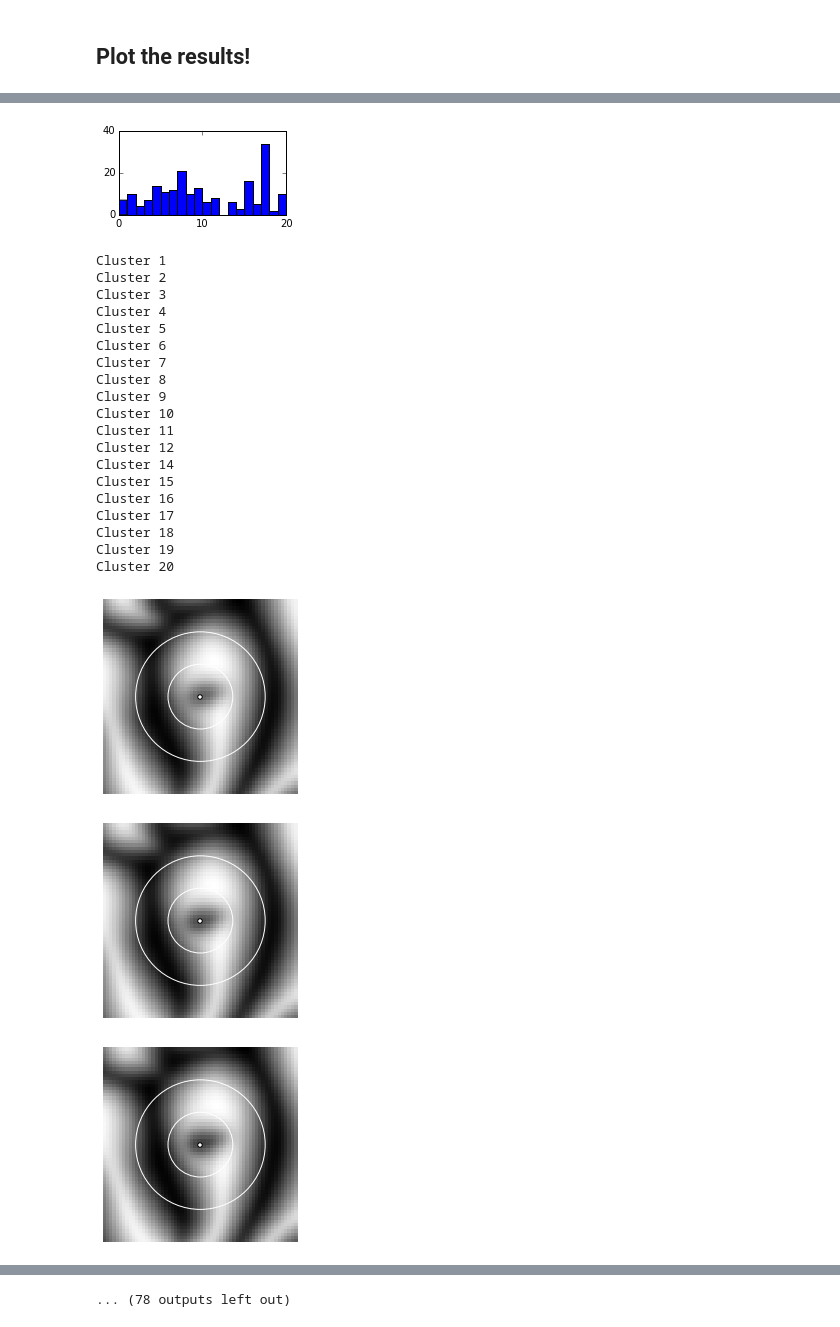
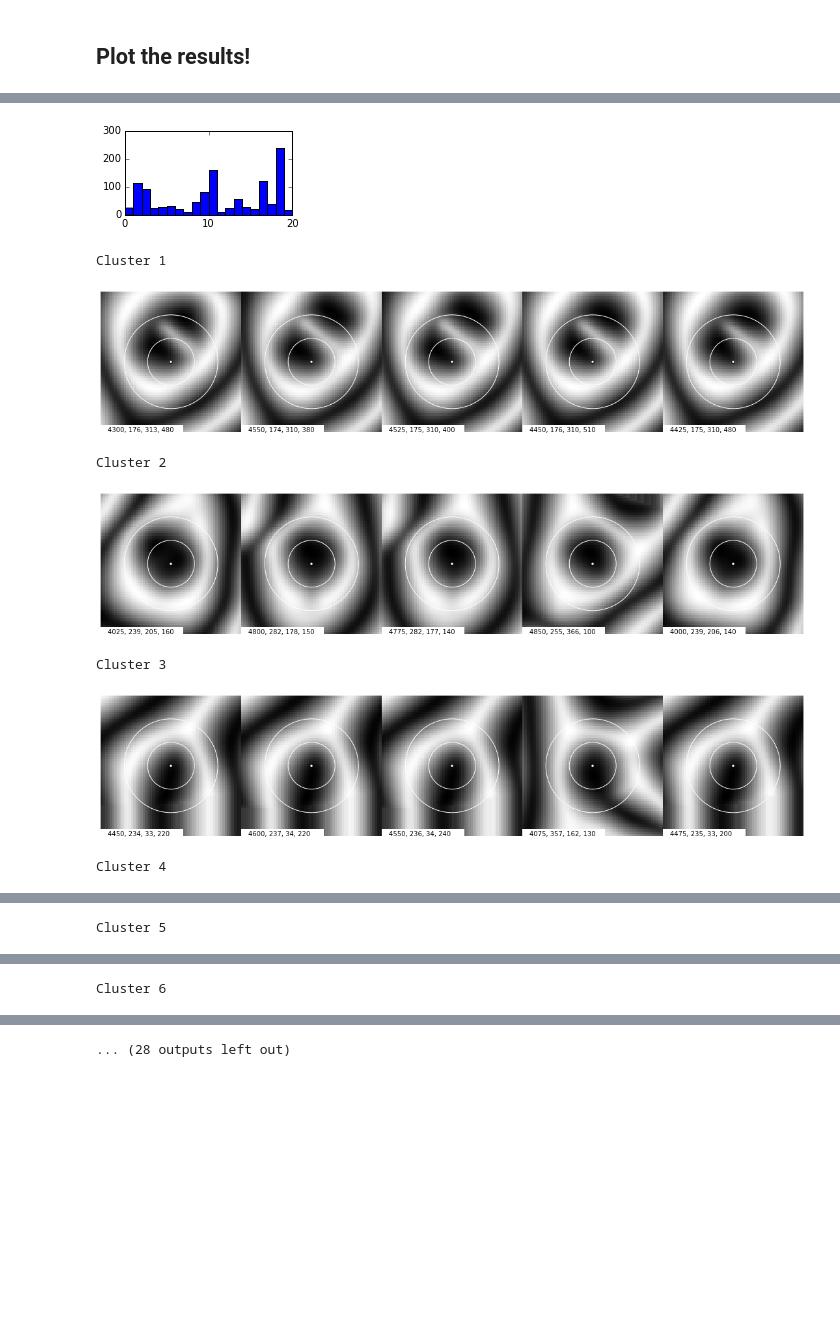
Before and after one commit to rachellevanger/image-tda-rayleigh-benard-convection, a Jupyter notebook: docs/MFVI_Multivariate_Gaussians.ipynb, the cells around one changed output, grey strips where cells are left out. Drawn from its saved outputs; the diff is of its cells as text; code cells hidden in the pictures; blank space fills up the shorter version.

```diff
--- a/docs/MFVI_Multivariate_Gaussians.ipynb
+++ b/docs/MFVI_Multivariate_Gaussians.ipynb
@@ -36,7 +36,7 @@ sTemperature = 'bmps/%06d.bmp'
 # %%
 allFeatures = []
 
-for idx in range(4000, 4999, 5):
+for idx in range(4000, 4999, 25):
     features = pd.read_csv(sDir + "/" + (sFeatures % idx), sep=' ', header=None)
     features = np.asarray(features)
     if len(allFeatures) == 0:
@@ -50,15 +50,18 @@ print allFeatures.shape
 # %%
 # Filter by defect type
 
-d = 4
+d = 7
 myFeatures = allFeatures[(allFeatures[:,d]==1) | (allFeatures[:,d+2]==1), :]
 
 myFeatures = np.hstack((myFeatures[:, 0:3], myFeatures[:,13:]))
 
 X = myFeatures
 X = X[:,3:]
+X[:,0] = X[:,0]*10
 print myFeatures[0,:]
 print X[0,:]
 # X = myFeatures[:, featureStart:]
 # X = np.hstack((X[:,0:32],X[:,32:]/1.))
+
+print X.shape
 # %% [output]
@@ -225,11 +238,11 @@ plt.hist(z, range(K+1))
 plt.locator_params(nbins=3)
 # plt.savefig('/Users/birdbrain/Documents/School/Columbia/GraphicalModels/Project/writeup/figures/%d/hist.png' % (d), bbox_inches = 'tight', pad_inches = 0)
 # %% [output]
-[figure, old version]
+[figure, new version]
 # %%
 n = 5
 
-plt.rcParams['figure.figsize'] = (3.0, 3.0)
+plt.rcParams['figure.figsize'] = (15.0, 3.0)
 
 for k in range(K):
 
@@ -268,58 +281,43 @@ for k in range(K):
 
             temp = misc.imread(sDir + "/" + (sTemperature % samples[sample,0]))
 
-#             plt.subplot(1,n,i)
-            fig = plt.figure()
+            plt.subplot(1,n,i)
+#             fig = plt.figure()
             plt.set_cmap('gray')
             plt.pcolor(temp[(y-radius):(y+radius), (x-radius):(x+radius)].astype(np.int))
             plt.scatter(radius, radius, color='white', edgecolor='black')
             plt.gca().set_axis_off()
             plt.subplots_adjust(top = 1, bottom = 0, right = 1, left = 0,
                         hspace = 0, wspace = 0)
             plt.margins(0,0)
 
 #             plt.plot([tmp_radius - tmp_radius/3., tmp_radius + tmp_radius/3.], [tmp_radius, tmp_radius], color='white', lw=1)
 #             plt.plot([tmp_radius, tmp_radius], [tmp_radius - tmp_radius/3., tmp_radius + tmp_radius/3.], color='white', lw=1)
             ax = plt.gca()
             circle1 = plt.Circle((tmp_radius, tmp_radius), 20, color='white', fill=False, lw=1)
             ax.add_artist(circle1)
 
             circle2 = plt.Circle((tmp_radius, tmp_radius), 10, color='white', fill=False, lw=1)
             ax.add_artist(circle2)
 
-#             plt.fill([0,radius+5,radius+5,0], [0,0,3,3], color='white')
-#             plt.annotate(', '.join([str(int(x)) for x in samples[sample,0:4]]),(3,0))
+            plt.fill([0,radius+5,radius+5,0], [0,0,3,3], color='white')
+            plt.annotate(', '.join([str(int(x)) for x in samples[sample,0:4]]),(3,0))
 
             plt.gca().xaxis.set_major_locator(plt.NullLocator())
             plt.gca().yaxis.set_major_locator(plt.NullLocator())
 
             plt.axis('off')
 
-            fig.tight_layout()
-            plt.savefig('/Users/birdbrain/Documents/School/Rutgers/Dissertation/figures/sdc/%d/%d_%d.png' % (d, k+1, i+1), bbox_inches = 'tight', pad_inches = 0)
+#             fig.tight_layout()
+#             plt.savefig('/Users/birdbrain/Documents/School/Rutgers/Dissertation/figures/sdc/%d/%d_%d.png' % (d, k+1, i+1), bbox_inches = 'tight', pad_inches = 0)
 
 
-#         plt.show()
+        plt.show()
 # %% [output]
 Cluster 1
-Cluster 2
-Cluster 3
-Cluster 4
-Cluster 5
-Cluster 6
-Cluster 7
-Cluster 8
-Cluster 9
-Cluster 10
-Cluster 11
-Cluster 12
-Cluster 14
-Cluster 15
-Cluster 16
-Cluster 17
-Cluster 18
-Cluster 19
-Cluster 20
-[figure, old version]
+[figure, new version]
+Cluster 2
-[figure, old version]
+[figure, new version]
+Cluster 3
-[figure, old version]
+[figure, new version]
+Cluster 4
@@ -326,0 +325 @@ Cluster 20
+Cluster 5
@@ -327,0 +327 @@ Cluster 20
+Cluster 6
@@ -334 +329 @@ Cluster 20
-... (78 outputs left out)
+... (28 outputs left out)
```
Also changed, not shown: parts of 7 cells of this notebook, 1 other file.
